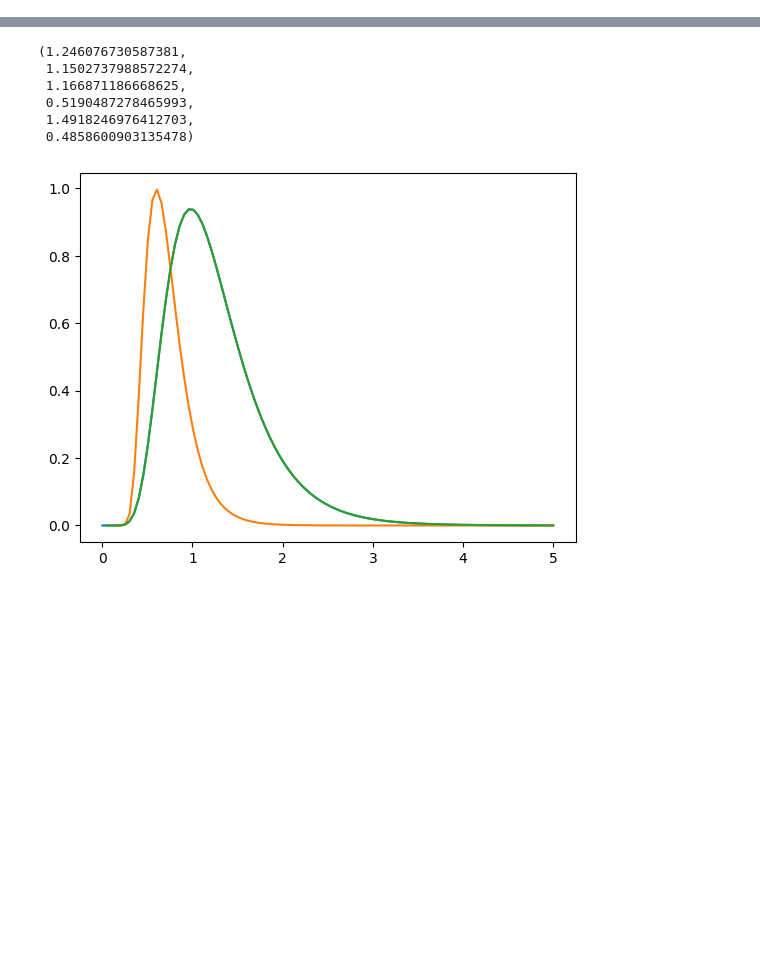
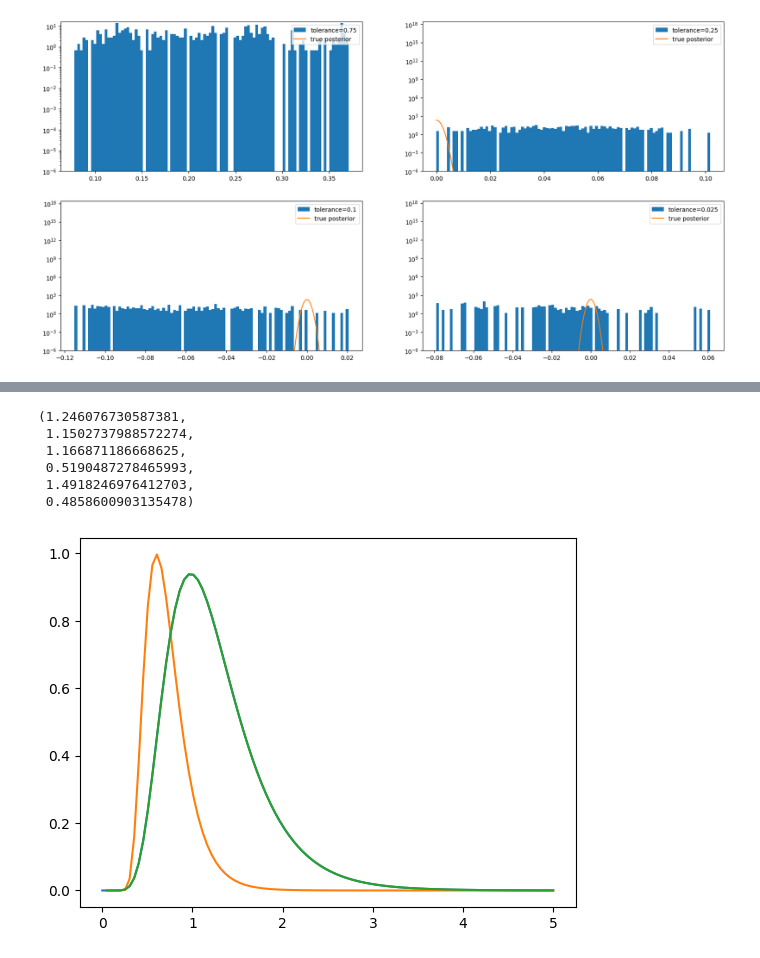
Before and after one commit to mismayil/math414-project, a Jupyter notebook: project.ipynb, the cells around one changed output, grey strips where cells are left out. Cells and saved outputs as stored; diff of their text form; code cells hidden in the pictures; blank space fills up the shorter version.

```diff
--- a/project.ipynb
+++ b/project.ipynb
@@ -0,0 +20,14 @@
+# %%
+import numpy as np
+from example import example_tolerances, ExamplePosteriorModel, example_M, example_mean, example_a, example_sigma, example_sigma_1, example_N, plot_ex_samples
+
+posterior_model = ExamplePosteriorModel(example_M, example_mean, example_a, example_sigma, example_sigma_1)
+proposal_sigmas = [0.01, 0.1, 0.5, 1, 3]
+# %%
+tolerance_samples = []
+for tolerance in example_tolerances:
+    tolerance_samples.append(np.load(f"data/ex/q3/ex_q3_[psigma={proposal_sigmas[0]}]_[tol={tolerance}]_[N={example_N}].npy"))
+
+plot_ex_samples(tolerance_samples, posterior_model, example_tolerances, set_log=True, set_ylim=1e-6)
+# %% [output]
+[figure, added]
```
Also changed, not shown: parts of 22 cells of this notebook, 5 other files.
